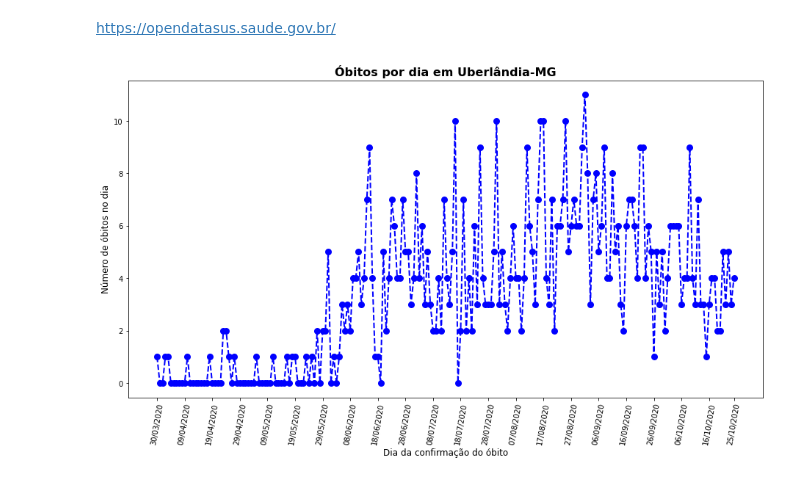
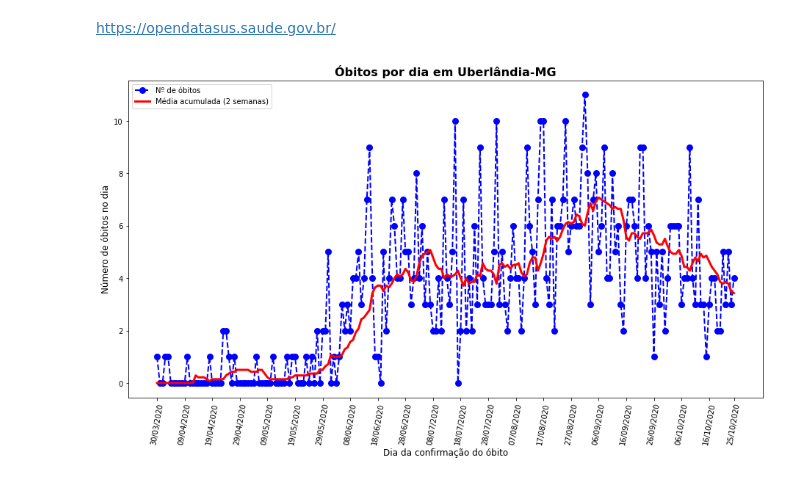
Before and after one commit to leandrocl2005/geometria-analitica-aplicada, a Jupyter notebook: 001-pontos-no-plano-cartesiano.ipynb, the cells around one changed output. Drawn from its saved outputs; the diff is of its cells as text; code cells hidden in the pictures.

Commit message:
Adicionando média móvel

```diff
--- a/001-pontos-no-plano-cartesiano.ipynb
+++ b/001-pontos-no-plano-cartesiano.ipynb
@@ -271,39 +271,58 @@ df["CONT"] = df["CONT"].map(lambda x: x if str(x) != "nan" else 0)
 def indexToBrDate(indexDate):
     return pd.to_datetime(str(df.index.values[indexDate])).strftime('%d/%m/%Y')
 # %%
+import numpy as np
+
 x_coordinates = list(range(df.shape[0]))
 y_coordinates = df['CONT'].values
+
+media_acumulada_2_semanas = []
+for i in range(len(y_coordinates)):
+    if i >= 14:
+        media_acumulada_2_semanas.append(np.mean(y_coordinates[i-14:i]))
+
+media_acumulada_2_semanas = 14 * [0] + media_acumulada_2_semanas
 
 fig = plt.figure(figsize=(12,6))
 ax = fig.add_axes([0,0,1,1])
 
 line_styles_y = {
     "linewidth": 2,
     "linestyle": '--',
     "color": 'b',
 }
 
 marker_styles_y = {
     "marker": 'o',
     "markeredgewidth": 4,
     "markersize": 5
 }
 
 ax.plot(
     x_coordinates,
     y_coordinates,
     **line_styles_y,
     **marker_styles_y,
 )
 
+ax.plot(
+    x_coordinates,
+    media_acumulada_2_semanas,
+    linestyle="-",
+    linewidth = 3,
+    color = 'r',
+)
+
 xticks = list(range(0, df.shape[0], 10)) + [209]
 ax.set_xticks(xticks)
 ax.set_xticklabels(list(map(indexToBrDate, xticks)),  rotation=80)
 
 ax.set_xlabel("Dia da confirmação do óbito", fontsize=12)
 ax.set_ylabel("Número de óbitos no dia", fontsize=12)
 ax.set_title("Óbitos por dia em Uberlândia-MG", fontsize=16, fontweight="bold")
 
+ax.legend(labels = ('Nº de óbitos', 'Média acumulada (2 semanas)'), loc = 'upper left')
+
 plt.show()
 # %% [output]
-[figure, old version]
+[figure, new version]
```
Also changed, not shown: 12 other files.
